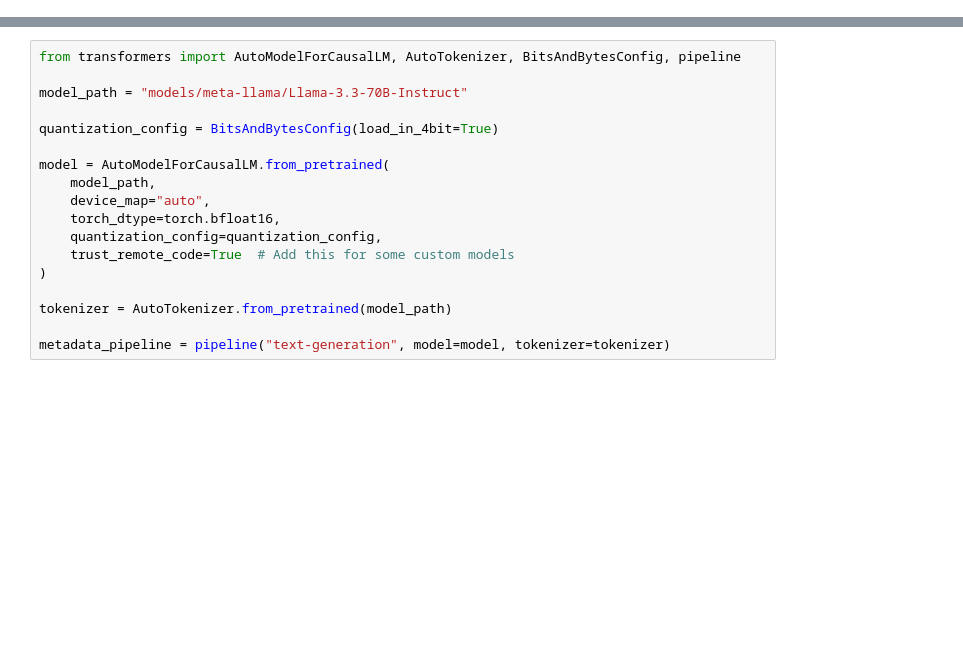
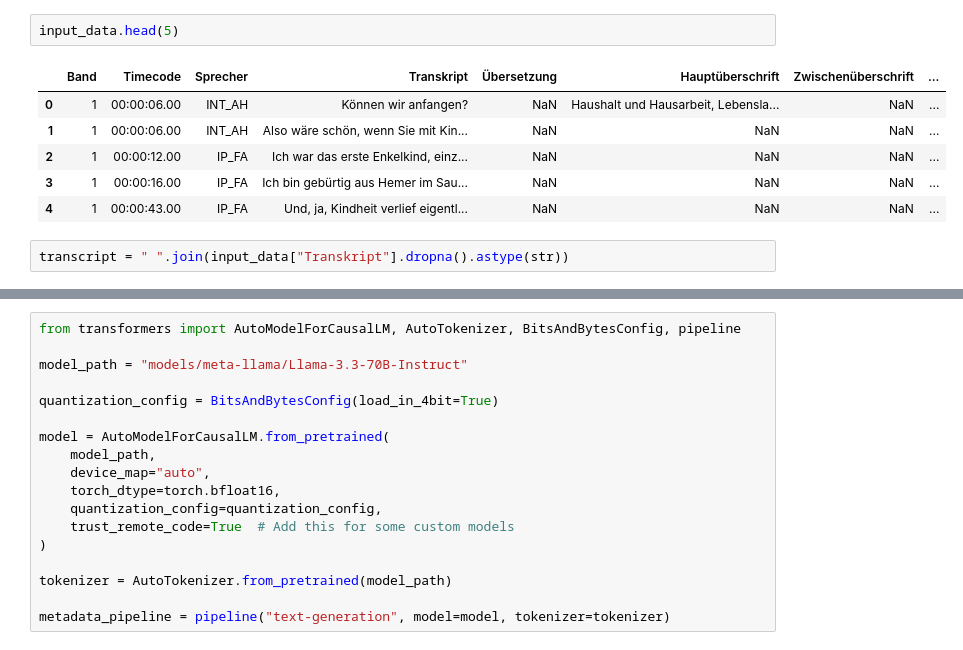
Before and after one commit to JamadadeHarshita/Metadata-Extraction-LLM-Approach-CaseStudy, a Jupyter notebook: MetadataExtraction.ipynb, the cells around one changed output, grey strips where cells are left out. Cells and saved outputs as stored; diff of their text form; blank space fills up the shorter version.

```diff
--- a/MetadataExtraction.ipynb
+++ b/MetadataExtraction.ipynb
@@ -117,0 +26,11 @@ def chunk_by_sentence(chunked_df: pd.DataFrame, min_tokens=256, max_tokens=512)
+# %%
+input_data.head(5)
+# %% [output]
+|  | Band | Timecode | Sprecher | Transkript | Übersetzung | Hauptüberschrift | Zwischenüberschrift | ... |
+| 0 | 1 | 00:00:06.00 | INT_AH | Können wir anfangen? | NaN | Haushalt und Hausarbeit, Lebensla... | NaN | ... |
+| 1 | 1 | 00:00:06.00 | INT_AH | Also wäre schön, wenn Sie mit Kin... | NaN | NaN | NaN | ... |
+| 2 | 1 | 00:00:12.00 | IP_FA | Ich war das erste Enkelkind, einz... | NaN | NaN | NaN | ... |
+| 3 | 1 | 00:00:16.00 | IP_FA | Ich bin gebürtig aus Hemer im Sau... | NaN | NaN | NaN | ... |
+| 4 | 1 | 00:00:43.00 | IP_FA | Und, ja, Kindheit verlief eigentl... | NaN | NaN | NaN | ... |
+# %%
+transcript = " ".join(input_data["Transkript"].dropna().astype(str))
```
Also changed, not shown: parts of 13 cells of this notebook.
